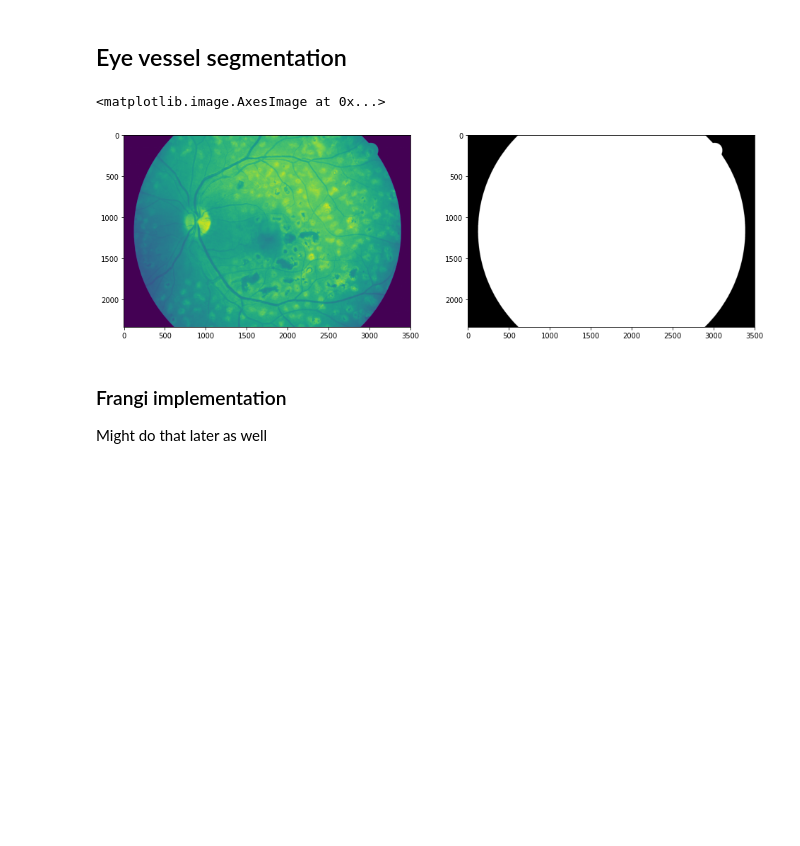
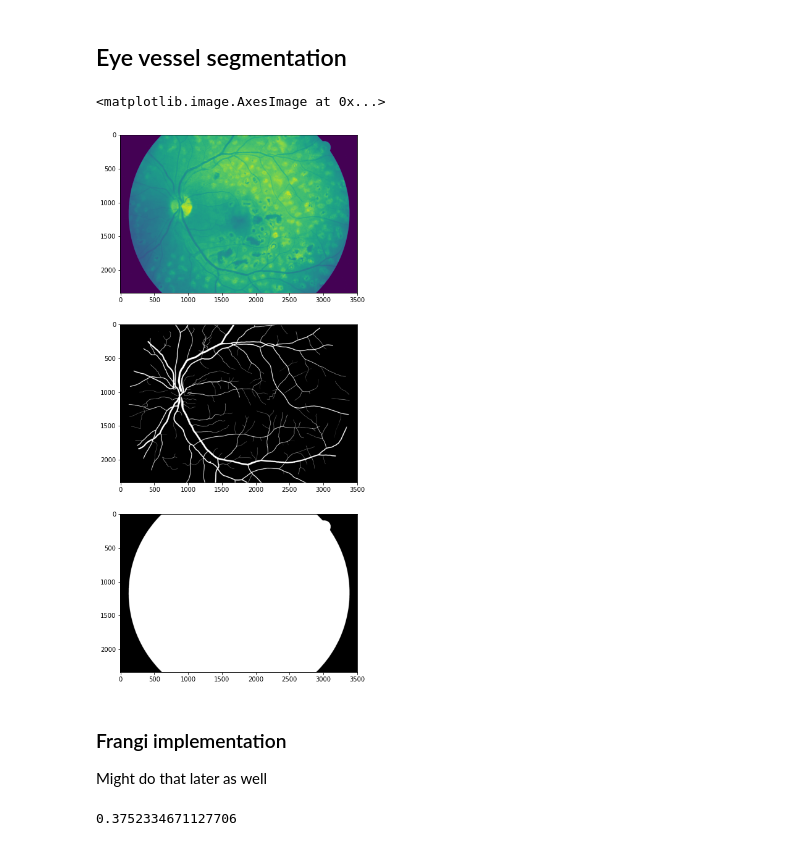
Before and after one commit to mattrouss/medical_icp, a Jupyter notebook: icp.ipynb, the cells around one changed output. Cells and saved outputs as stored; diff of their text form; code cells hidden in the pictures; blank space fills up the shorter version.

```diff
--- a/icp.ipynb
+++ b/icp.ipynb
@@ -83,24 +186,34 @@ from skimage import io
 # %%
-def load_vessel_and_mask(vessel_number):
+# Image utilities
+def load_vessel_seg_mask(vessel_number):
     vessel_path = f'data/images/{vessel_number:02d}_dr.JPG'
+    gt_path = f'data/manual1/{vessel_number:02d}_dr.tif'
     mask_path = f'data/mask/{vessel_number:02d}_dr_mask.tif'
 
     vessel = skimage.io.imread(vessel_path, as_gray=True)
+    gt = skimage.io.imread(gt_path, as_gray=True)
     mask = skimage.io.imread(mask_path, as_gray=True)
 
-    assert vessel.shape == mask.shape
+    assert vessel.shape == gt.shape and gt.shape == mask.shape
 
-    return vessel, mask
+    return vessel, gt, mask
+
+def rescale_image(img):
+    rescaled = (img - img.min()) / (img.max() - img.min())
+
+    return (255 * rescaled).astype(np.uint8)
 # %%
-vessel, mask = load_vessel_and_mask(3)
-plt.figure(figsize=(16, 8))
-plt.subplot(121)
+vessel, gt, mask = load_vessel_seg_mask(3)
+plt.figure(figsize=(16, 16))
+plt.subplot(311)
 plt.imshow(vessel)
-plt.subplot(122)
+plt.subplot(312)
+plt.imshow(gt, cmap='gray')
+plt.subplot(313)
 plt.imshow(mask, cmap='gray')
 # %% [output]
 <matplotlib.image.AxesImage at 0x...>
-[figure, old version]
+[figure, new version]
 # %% [markdown]
 ### Frangi implementation
 
@@ -113,2 +236,8 @@ frang[mask == 0] = 0
+# %%
+seg = segment_vessel(vessel, mask)
+
+print(dice_score(seg, gt))
+# %% [output]
+0.3752334671127706
 # %%
 plt.figure(figsize=(16, 8))
```
Also changed, not shown: parts of 17 cells of this notebook, 1 other file.
